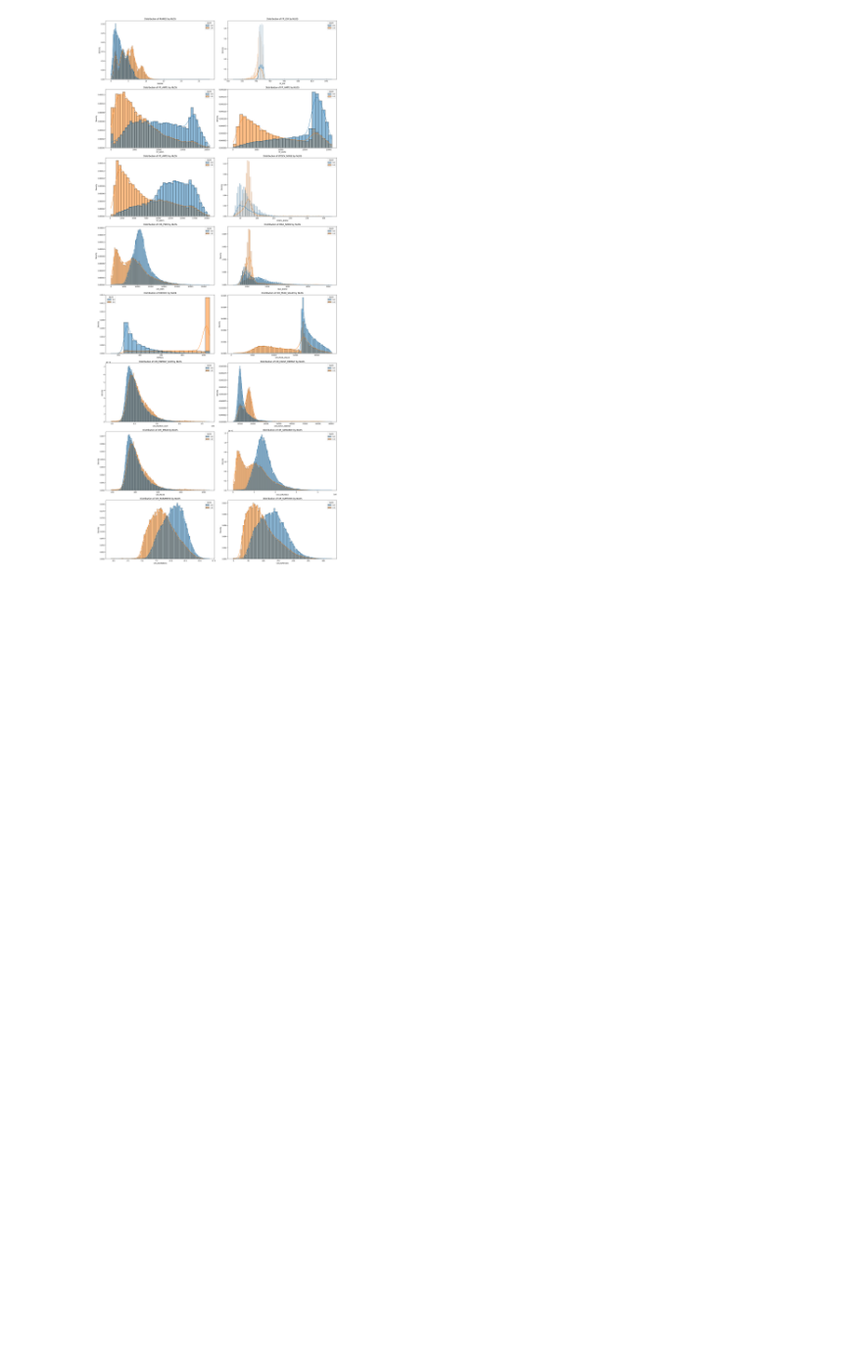
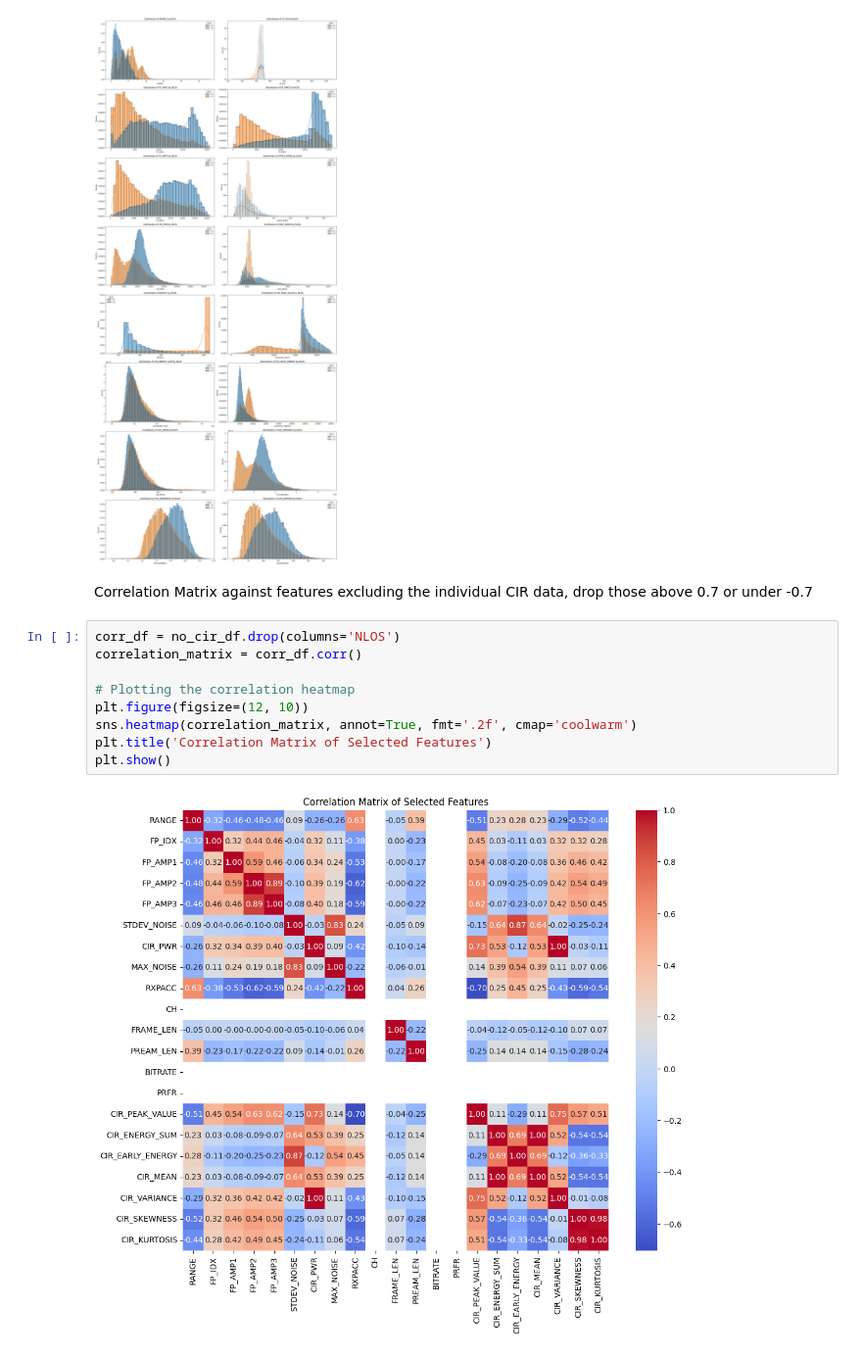
Before and after one commit to ptrpfa/UWB-LOS-NLOS-Classification, a Jupyter notebook: preprocessing2.ipynb, the cells around one changed output. Shown at 98% size. Saved outputs shown, nothing was run; the diff lists cells and outputs as text; blank space fills up the shorter version.

Commit message:
rest of preprocessing havent drop

```diff
--- a/preprocessing2.ipynb
+++ b/preprocessing2.ipynb
@@ -314,3 +189,16 @@ plt.tight_layout()
 plt.show()
 # %% [output]
 [figure]
+# %% [markdown]
+Correlation Matrix against features excluding the individual CIR data, drop those above 0.7 or under -0.7
+# %%
+corr_df = no_cir_df.drop(columns='NLOS')
+correlation_matrix = corr_df.corr()
+
+# Plotting the correlation heatmap
+plt.figure(figsize=(12, 10))
+sns.heatmap(correlation_matrix, annot=True, fmt='.2f', cmap='coolwarm')
+plt.title('Correlation Matrix of Selected Features')
+plt.show()
+# %% [output]
+[figure, added]
```
Also changed, not shown: parts of 13 cells of this notebook.
